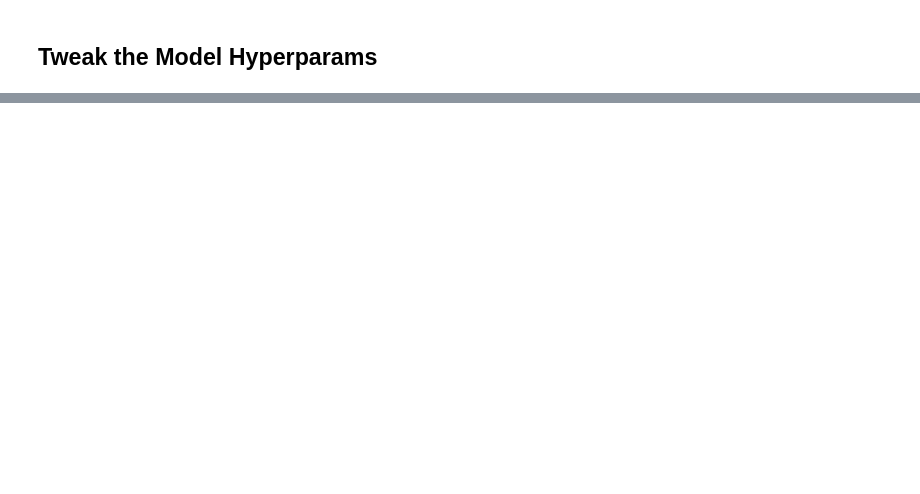
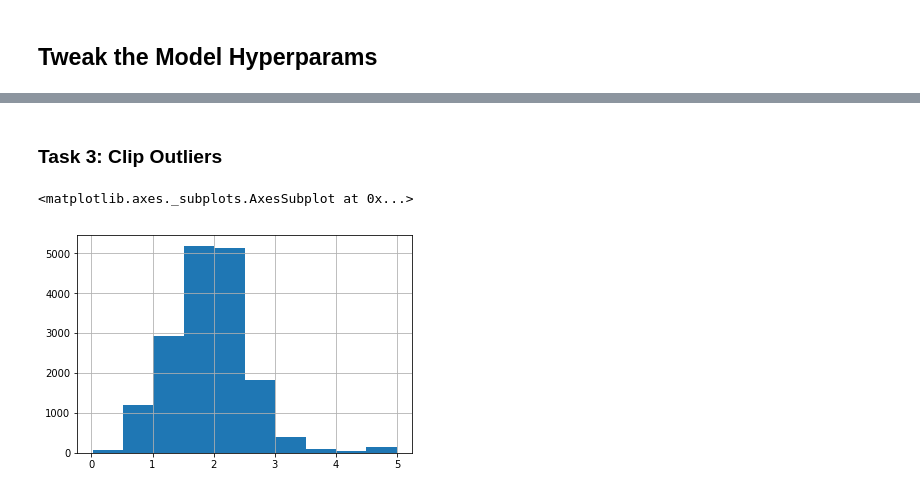
Before and after one commit to eqw3rty/jupyter-notebooks, a Jupyter notebook: intro_to_tf.ipynb, the cells around one changed output, grey strips where cells are left out. Drawn from its saved outputs; the diff is of its cells as text; code cells hidden in the pictures; blank space fills up the shorter version.

```diff
--- a/intro_to_tf.ipynb
+++ b/intro_to_tf.ipynb
@@ -291,0 +345,8 @@ Final RMSE (on training data): 166.96
+# %% [markdown]
+### Task 3: Clip Outliers
+# %%
+chd['rooms_per_person'] = chd['rooms_per_person'].apply(lambda x: min(x, 5))
+chd['rooms_per_person'].hist()
+# %% [output]
+<matplotlib.axes._subplots.AxesSubplot at 0x...>
+[figure, added]
```
Also changed, not shown: parts of 11 cells of this notebook, 1 other file.
